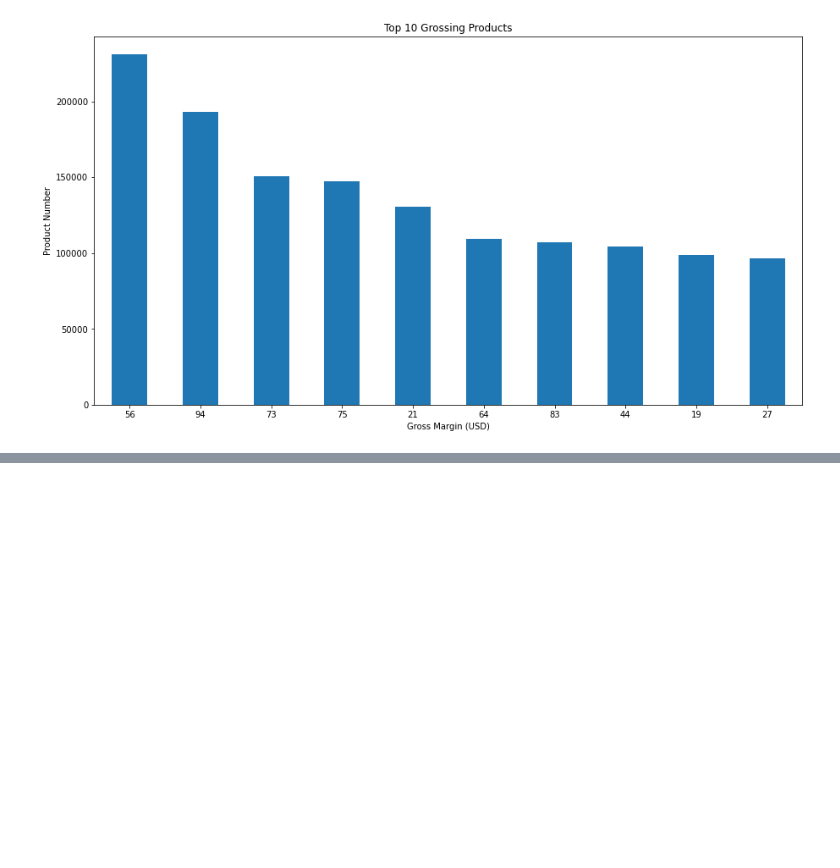
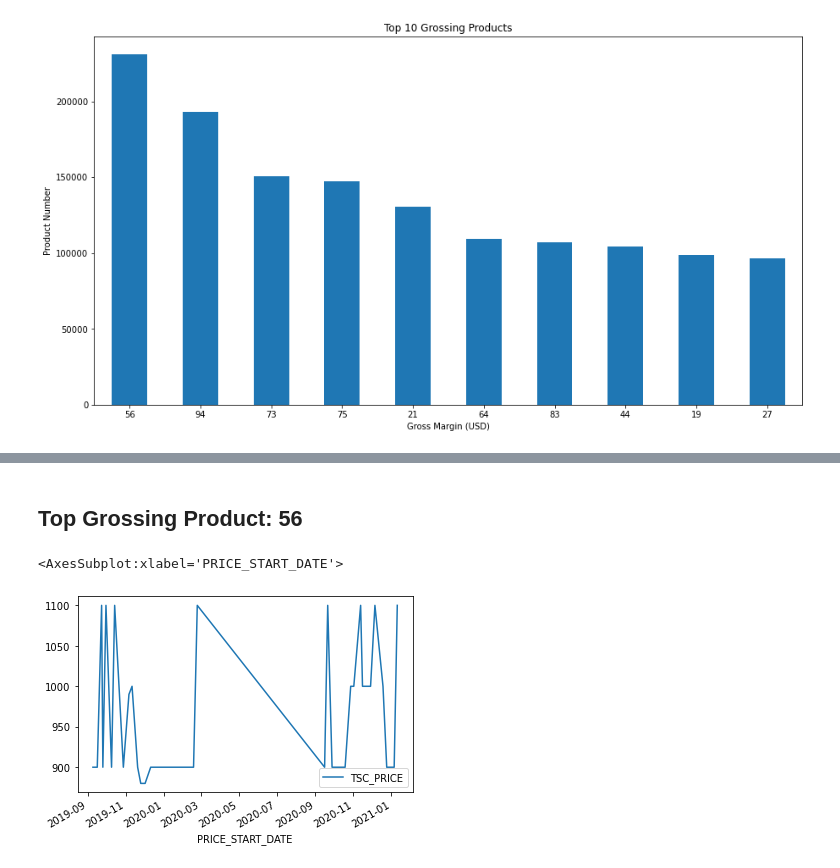
Before and after one commit to arthursjkim/tsc_pricing_optimization, a Jupyter notebook: eda_ian.ipynb, the cells around one changed output, grey strips where cells are left out. Saved outputs shown, nothing was run; the diff lists cells and outputs as text; code cells hidden in the pictures; blank space fills up the shorter version.

Commit message:
Add initial plots

```diff
--- a/eda_ian.ipynb
+++ b/eda_ian.ipynb
@@ -164,0 +172,9 @@ Text(0, 0.5, 'Product Number')
+# %% [markdown]
+## Top Grossing Product: 56
+# %%
+product_56 = price_changes.groupby('SCRUB_ITEM').get_group(56)[['TSC_PRICE', 'PRICE_START_DATE']].set_index('PRICE_START_DATE')
+# %%
+product_56.plot()
+# %% [output]
+<AxesSubplot:xlabel='PRICE_START_DATE'>
+[figure, added]
```
Also changed, not shown: parts of 8 cells of this notebook.
